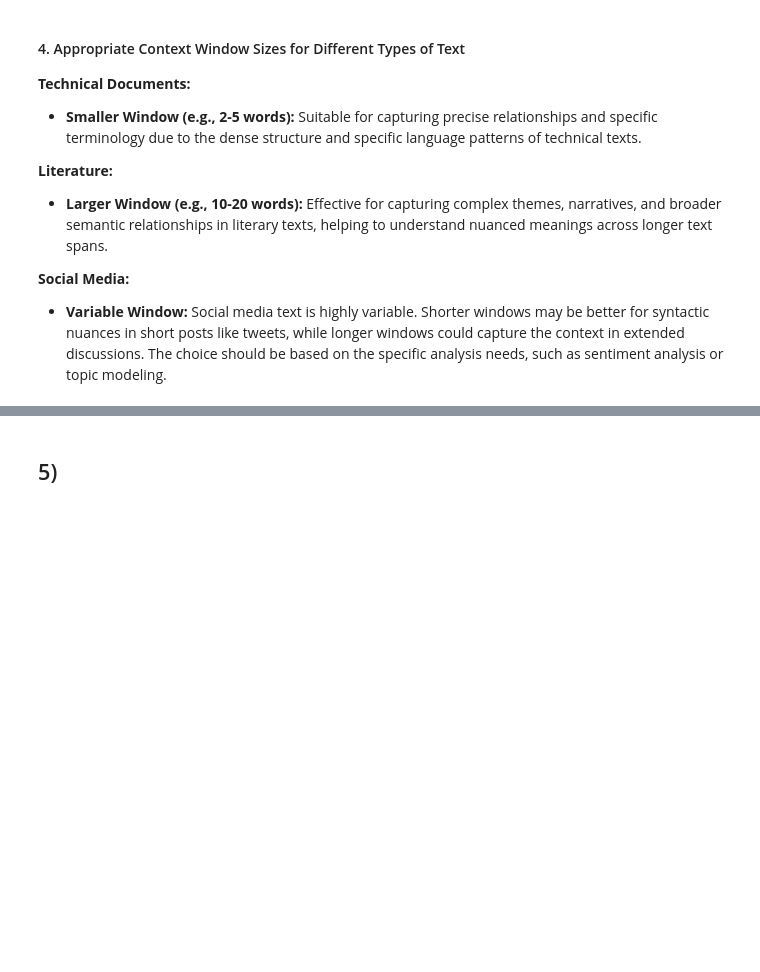
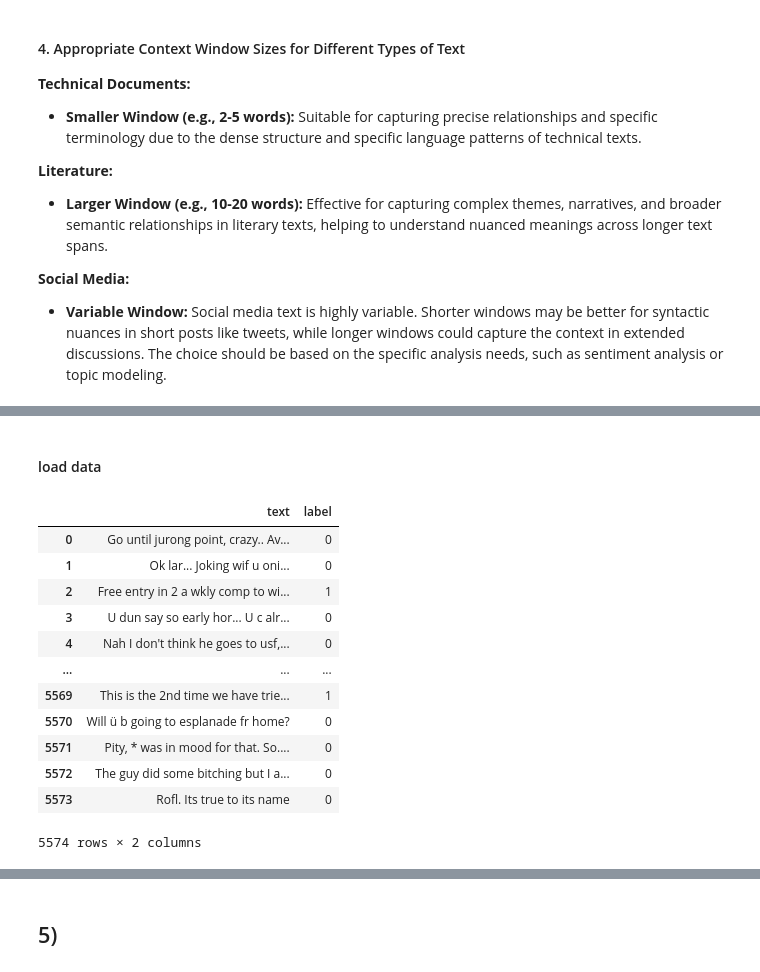
Before and after one commit to YaraElwakeel/text-mining-projects, a Jupyter notebook: sheet 2/AM4TM_SS24_Assignment2.ipynb, the cells around one changed output, grey strips where cells are left out. Saved outputs shown, nothing was run; the diff lists cells and outputs as text; code cells hidden in the pictures; blank space fills up the shorter version.

```diff
--- a/sheet 2/AM4TM_SS24_Assignment2.ipynb
+++ b/sheet 2/AM4TM_SS24_Assignment2.ipynb
@@ -509,0 +543,32 @@ Studies indicate that the optimal context window size can vary depending on the
+# %% [markdown]
+#### load data
+# %%
+#Reading input data
+file = open('/content/SMSSpamCollection', 'r')
+data = file.readlines()
+
+data_dict = {'text': [], 'label': []}
+
+#Convert target class to numeric values
+for line in data:
+  line_split = line.rstrip().split('\t')
+  data_dict['text'].append(' '.join(line_split[1:]))
+  data_dict['label'].append(0 if line_split[0] == 'ham' else 1)
+
+
+data_df = pd.DataFrame.from_dict(data_dict)
+data_df
+# %% [output]
+|  | text | label |
+| 0 | Go until jurong point, crazy.. Av... | 0 |
+| 1 | Ok lar... Joking wif u oni... | 0 |
+| 2 | Free entry in 2 a wkly comp to wi... | 1 |
+| 3 | U dun say so early hor... U c alr... | 0 |
+| 4 | Nah I don't think he goes to usf,... | 0 |
+| ... | ... | ... |
+| 5569 | This is the 2nd time we have trie... | 1 |
+| 5570 | Will ü b going to esplanade fr home? | 0 |
+| 5571 | Pity, * was in mood for that. So.... | 0 |
+| 5572 | The guy did some bitching but I a... | 0 |
+| 5573 | Rofl. Its true to its name | 0 |
+5574 rows × 2 columns
```
Also changed, not shown: parts of 22 cells of this notebook.
